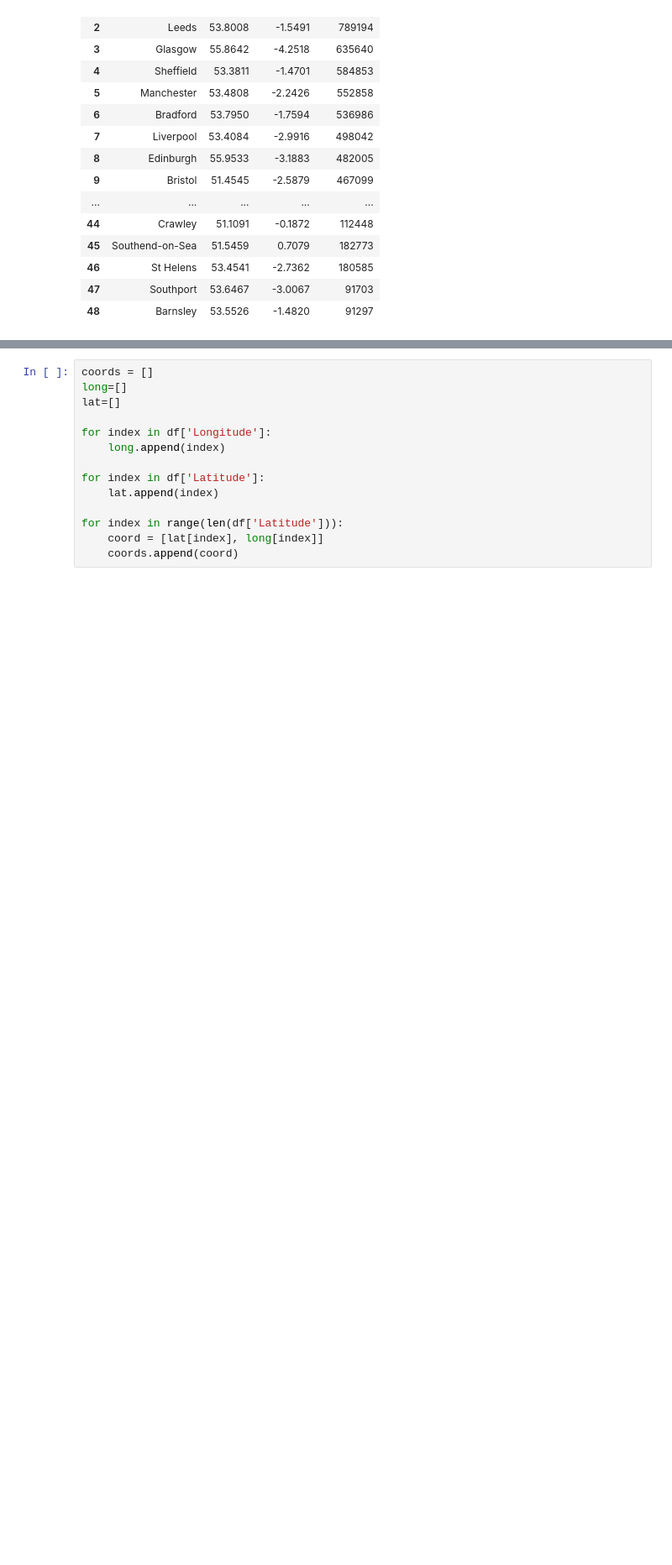
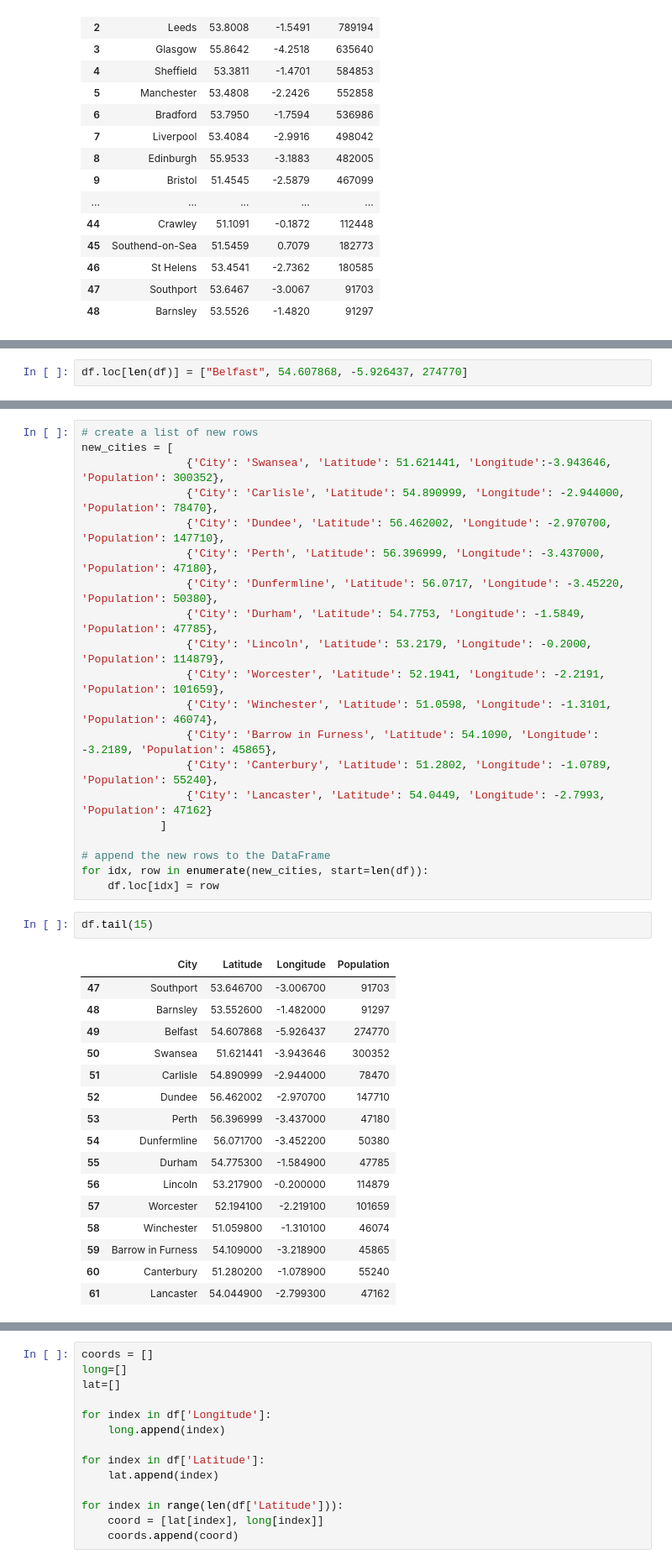
Before and after one commit to winnie-2018/python_sub_studies, a Jupyter notebook: UK Cities/UK_cities.ipynb, the cells around one changed output, grey strips where cells are left out. Shown at 84% size. Drawn from its saved outputs; the diff is of its cells as text; blank space fills up the shorter version.

Commit message:
Add belfast and another 12 cities

```diff
--- a/UK Cities/UK_cities.ipynb
+++ b/UK Cities/UK_cities.ipynb
@@ -42,0 +60,2 @@ df
+# %%
+df.loc[len(df)] = ["Belfast", 54.607868, -5.926437, 274770]
@@ -43,3 +81,42 @@ df
+# %%
+# create a list of new rows
+new_cities = [
+                {'City': 'Swansea', 'Latitude': 51.621441, 'Longitude':-3.943646, 'Population': 300352},
+                {'City': 'Carlisle', 'Latitude': 54.890999, 'Longitude': -2.944000, 'Population': 78470},
+                {'City': 'Dundee', 'Latitude': 56.462002, 'Longitude': -2.970700, 'Population': 147710},
+                {'City': 'Perth', 'Latitude': 56.396999, 'Longitude': -3.437000, 'Population': 47180},
+                {'City': 'Dunfermline', 'Latitude': 56.0717, 'Longitude': -3.45220, 'Population': 50380},
+                {'City': 'Durham', 'Latitude': 54.7753, 'Longitude': -1.5849, 'Population': 47785},
+                {'City': 'Lincoln', 'Latitude': 53.2179, 'Longitude': -0.2000, 'Population': 114879},
+                {'City': 'Worcester', 'Latitude': 52.1941, 'Longitude': -2.2191, 'Population': 101659},
+                {'City': 'Winchester', 'Latitude': 51.0598, 'Longitude': -1.3101, 'Population': 46074},
+                {'City': 'Barrow in Furness', 'Latitude': 54.1090, 'Longitude': -3.2189, 'Population': 45865},
+                {'City': 'Canterbury', 'Latitude': 51.2802, 'Longitude': -1.0789, 'Population': 55240},
+                {'City': 'Lancaster', 'Latitude': 54.0449, 'Longitude': -2.7993, 'Population': 47162}
+            ]
+
+# append the new rows to the DataFrame
+for idx, row in enumerate(new_cities, start=len(df)):
+    df.loc[idx] = row
+# %%
+df.tail(15)
+# %% [output]
+|  | City | Latitude | Longitude | Population |
+| 47 | Southport | 53.646700 | -3.006700 | 91703 |
+| 48 | Barnsley | 53.552600 | -1.482000 | 91297 |
+| 49 | Belfast | 54.607868 | -5.926437 | 274770 |
+| 50 | Swansea | 51.621441 | -3.943646 | 300352 |
+| 51 | Carlisle | 54.890999 | -2.944000 | 78470 |
+| 52 | Dundee | 56.462002 | -2.970700 | 147710 |
+| 53 | Perth | 56.396999 | -3.437000 | 47180 |
+| 54 | Dunfermline | 56.071700 | -3.452200 | 50380 |
+| 55 | Durham | 54.775300 | -1.584900 | 47785 |
+| 56 | Lincoln | 53.217900 | -0.200000 | 114879 |
+| 57 | Worcester | 52.194100 | -2.219100 | 101659 |
+| 58 | Winchester | 51.059800 | -1.310100 | 46074 |
+| 59 | Barrow in Furness | 54.109000 | -3.218900 | 45865 |
+| 60 | Canterbury | 51.280200 | -1.078900 | 55240 |
+| 61 | Lancaster | 54.044900 | -2.799300 | 47162 |
 # %%
 df.info()
 # %% [output]
```
Also changed, not shown: parts of 6 cells of this notebook, 1 other file.
